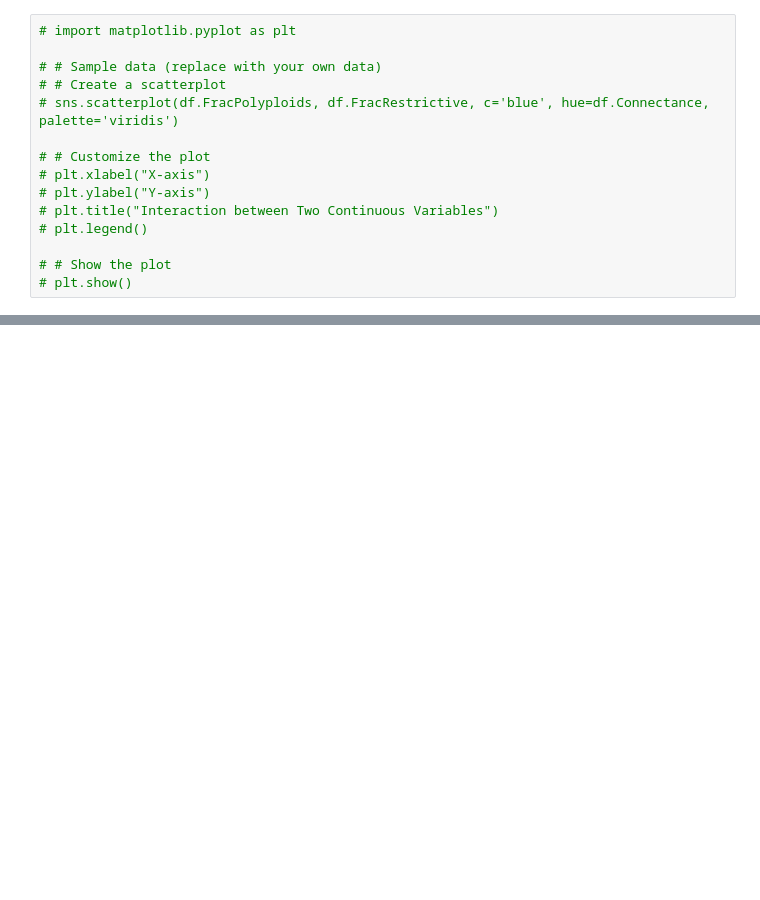
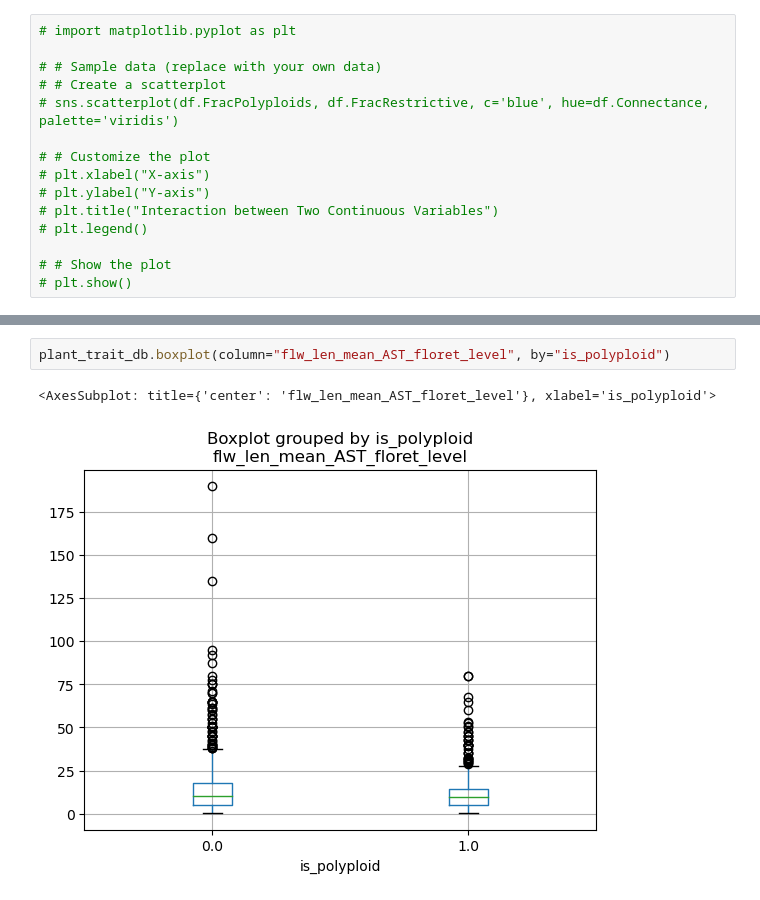
Before and after one commit to halabikeren/plant_pollinator_networks, a Jupyter notebook: notebooks/statistical_analysis/network_level/prepare_data.ipynb, the cells around one changed output, grey strips where cells are left out. Saved outputs shown, nothing was run; the diff lists cells and outputs as text; blank space fills up the shorter version.

```diff
--- a/notebooks/statistical_analysis/network_level/prepare_data.ipynb
+++ b/notebooks/statistical_analysis/network_level/prepare_data.ipynb
@@ -493,0 +536,5 @@ fig.savefig(f"../../../data/figures/fig3_{'' if do_weighted else 'un'}weighted.s
+# %%
+plant_trait_db.boxplot(column="flw_len_mean_AST_floret_level", by="is_polyploid")
+# %% [output]
+<AxesSubplot: title={'center': 'flw_len_mean_AST_floret_level'}, xlabel='is_polyploid'>
+[figure, added]
```
Also changed, not shown: parts of 26 cells of this notebook, 29 other files.
